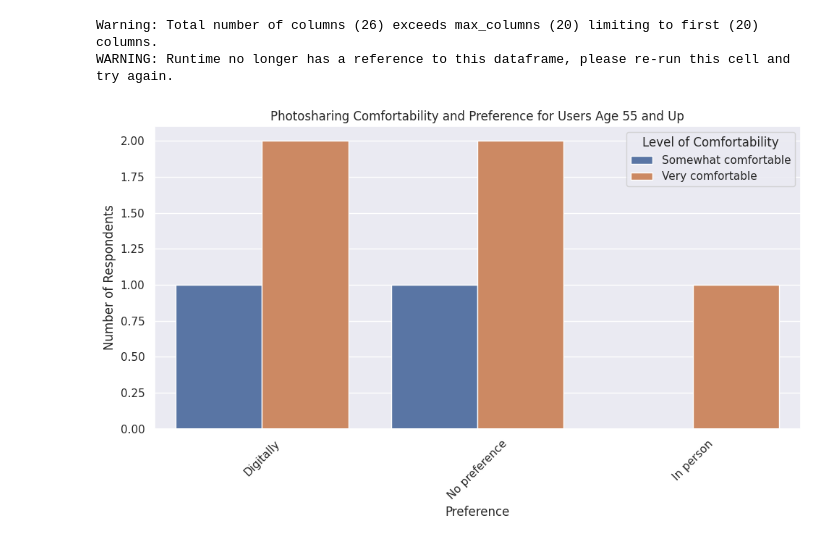
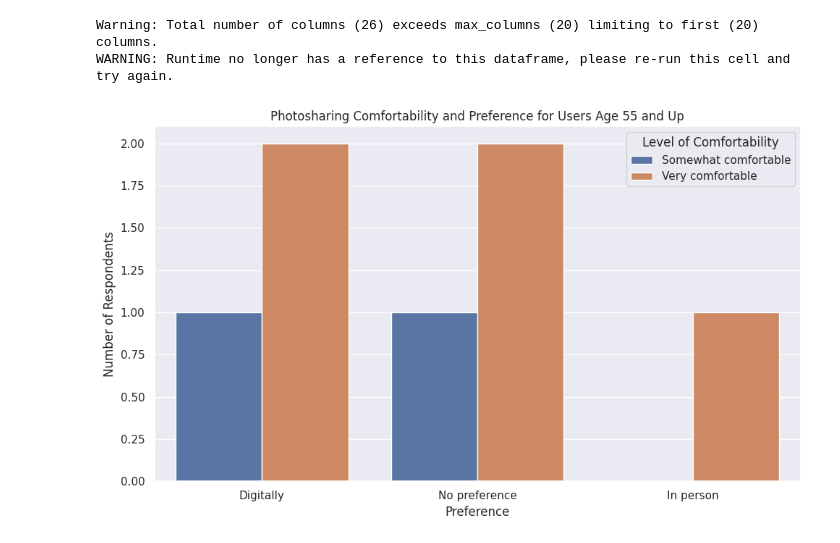
Before and after one commit to neekrich/Flikshop, a Jupyter notebook: FlikshopSurveyResults_Elderly.ipynb, the cells around one changed output. Drawn from its saved outputs; the diff is of its cells as text; code cells hidden in the pictures.

```diff
--- a/FlikshopSurveyResults_Elderly.ipynb
+++ b/FlikshopSurveyResults_Elderly.ipynb
@@ -115,16 +134,17 @@ _ = plt.ylabel('count()')
 Warning: Total number of columns (26) exceeds max_columns (20) limiting to first (20) columns.
 WARNING: Runtime no longer has a reference to this dataframe, please re-run this cell and try again.
 # %%
+
 plt.figure(figsize=(10, 6))
 sns.countplot(data=elder_surveys, x='sharephotos_virtualorphysicalpreference', hue='comfortability_photos')
 plt.title('Photosharing Comfortability and Preference for Users Age 55 and Up')
 plt.xlabel('Preference')
 plt.ylabel('Number of Respondents')
-plt.xticks(rotation=45)
+plt.xticks(rotation=0)
 plt.tight_layout()
 
 plt.legend(title='Level of Comfortability', loc='upper right')
 
 plt.show()
 # %% [output]
-[figure, old version]
+[figure, new version]
```
Also changed, not shown: parts of 5 cells of this notebook.
